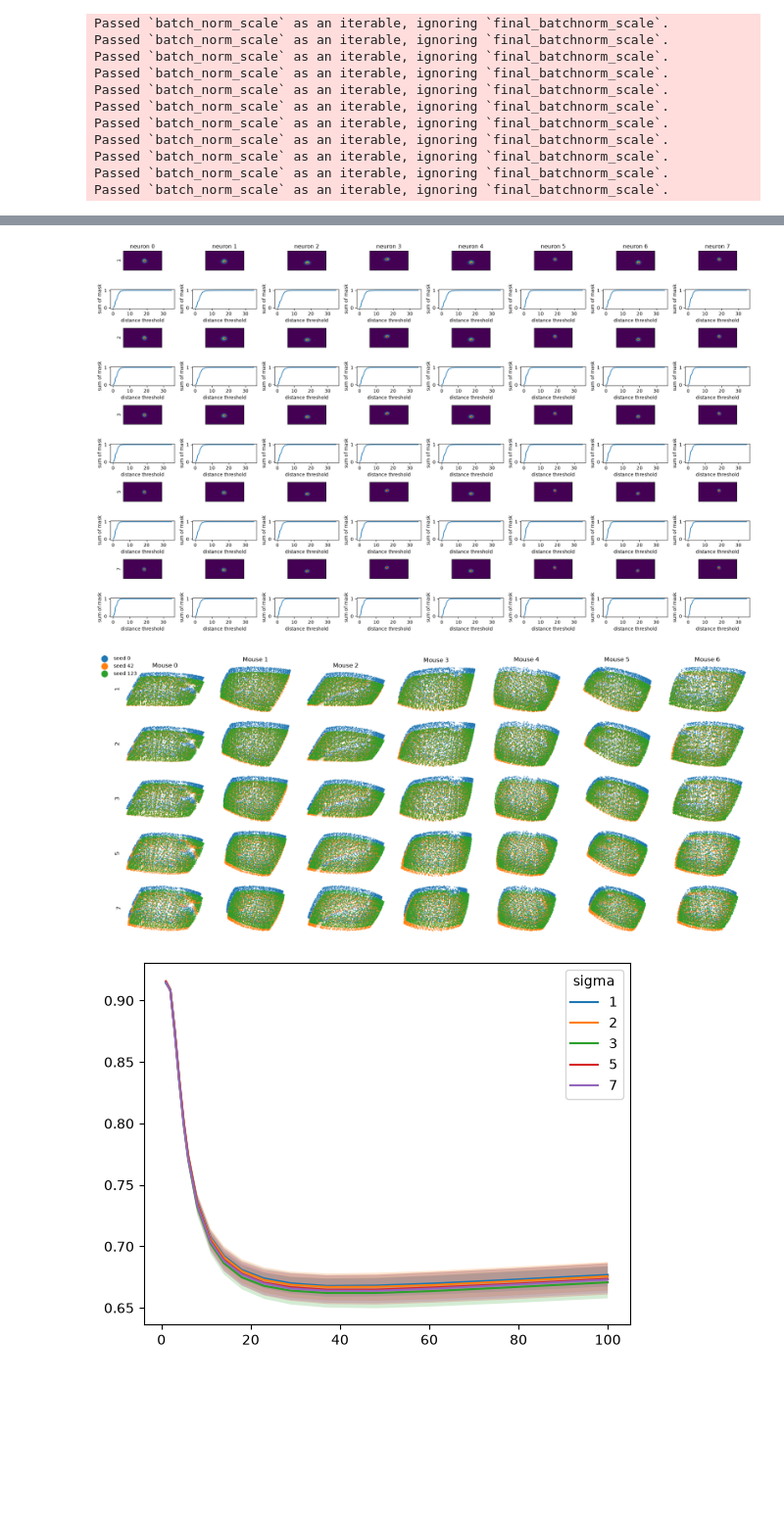
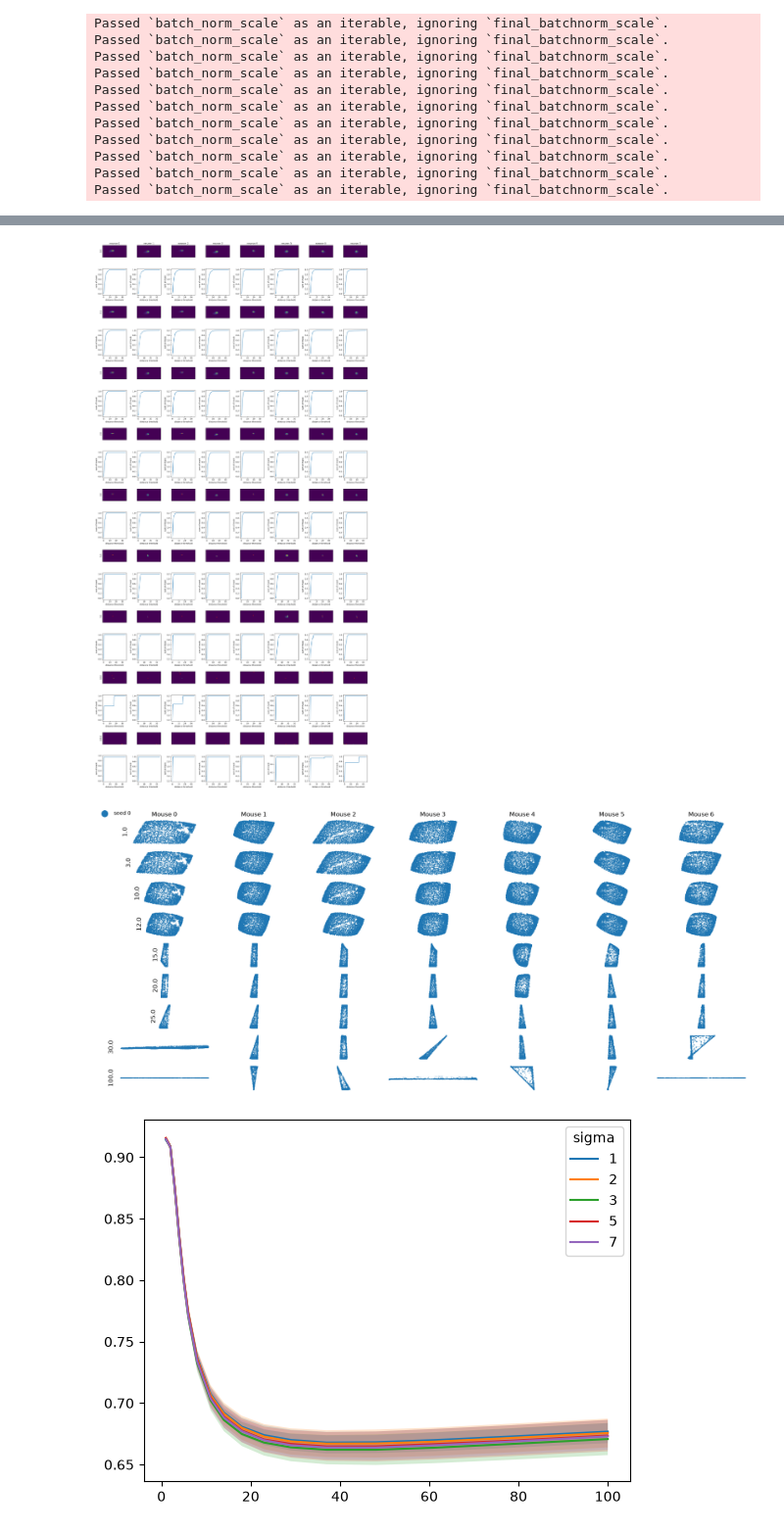
Before and after one commit to NathanSoeding/sensorium, a Jupyter notebook: analysis/entropy_reg.ipynb, the cells around one changed output, grey strips where cells are left out. Shown at 98% size. Saved outputs shown, nothing was run; the diff lists cells and outputs as text; code cells hidden in the pictures; blank space fills up the shorter version.

```diff
--- a/analysis/entropy_reg.ipynb
+++ b/analysis/entropy_reg.ipynb
@@ -106,6 +115,9 @@ Passed `batch_norm_scale` as an iterable, ignoring `final_batchnorm_scale`.
 # %%
 from sensorium.utility.scores import get_correlations
 
+scores = []
 for sigma, model in models.items():
-    print(f'{sigma}: {get_correlations(model, dataloaders['validation'], device=device, per_neuron=False)}')
+    score = get_correlations(model[0], dataloaders['validation'], device=device, per_neuron=False)
+    scores.append(score)
+    print(f'{sigma}: {score}')
 # %% [output]
@@ -148,7 +169,7 @@ for i, (weight, w_models) in enumerate(models.items()):
         if i == 0:
             ax.set_title(f'neuron {j}')
         if j == 0:
-            ax.set_ylabel(weight)
+            ax.set_ylabel(float(weight))
 
 plt.tight_layout()
 # %% [output]
@@ -156,10 +185,10 @@ plt.tight_layout()
 # %%
 n = 8
-fig, axs = plt.subplots(len(models) * 2, n, figsize=(20, 12))
+fig, axs = plt.subplots(len(models) * 2, n, figsize=(20, 40))
 neurons = None
 
 for i, (weight, w_models) in enumerate(models.items()):
-    model = w_models[0]
+    model = w_models
     spatials = torch.cat([model.readout[k].spatial.detach().cpu() for k in [data_keys[6]]])
     neurons = torch.randperm(spatials.shape[0])[:n] if neurons is None else neurons
     for j in range(n):
@@ -180,34 +209,34 @@ for i, (weight, w_models) in enumerate(models.items()):
         ax.scatter(x_avg, y_avg, s=5, color='red')
         ax.set_xticks([])
         ax.set_yticks([])
         if i == 0:
             ax.set_title(f'neuron {j}')
         if j == 0:
             ax.set_ylabel(weight)
 
         y_max = y.argmax()
         x_max = x.argmax()
 
         y_dist = (y_pos - y_max).pow(2)
         x_dist = (x_pos - x_max).pow(2)
 
         yy, xx = torch.meshgrid(y_dist, x_dist, indexing='ij')
         dists = torch.stack([xx, yy], dim=-1).sum(-1).sqrt()
 
         thresholds = torch.linspace(0, 35, steps=50)
         volumes = []
         for t in thresholds:
             vol = spatial[dists < t].sum()
             volumes.append(vol)
 
         ax = axs[i * 2 + 1][j]
         ax.plot(thresholds, volumes)
         ax.set_xlabel('distance threshold')
         ax.set_ylabel('sum of mask')
 
 plt.tight_layout()
 # %% [output]
-[figure, old version]
+[figure, new version]
 # %%
 full_grids = {}
 for sigma, sigma_models in models.items():
@@ -232,7 +261,7 @@ for sigma, sigma_models in models.items():
 
     full_grids[sigma] = sigma_grids
 # %%
-model_seeds = [0, 42, 123]
+model_seeds = [0]#, 42, 123]
 model_types = full_grids
 
 num_mice = 7
@@ -264,7 +293,7 @@ for row_idx, (type_name, grids) in enumerate(full_grids.items()):
 
         # row labels on first column only
         if mouse_idx == 0:
-            ax.set_ylabel(type_name, rotation=90, size='large')
+            ax.set_ylabel(float(type_name), rotation=90, size='large')
 
 # single shared legend for seeds (bigger markers than the tiny scatter points)
 handles, labels = axs[0, 0].get_legend_handles_labels()
@@ -278,7 +307,7 @@ fig.legend(
 plt.tight_layout()
 plt.show()
 # %% [output]
-[figure, old version]
+[figure, new version]
 # %%
 curves = {}
 for sigma, sigma_models in models.items():
```
Also changed, not shown: parts of 7 cells of this notebook, 4 other files.
